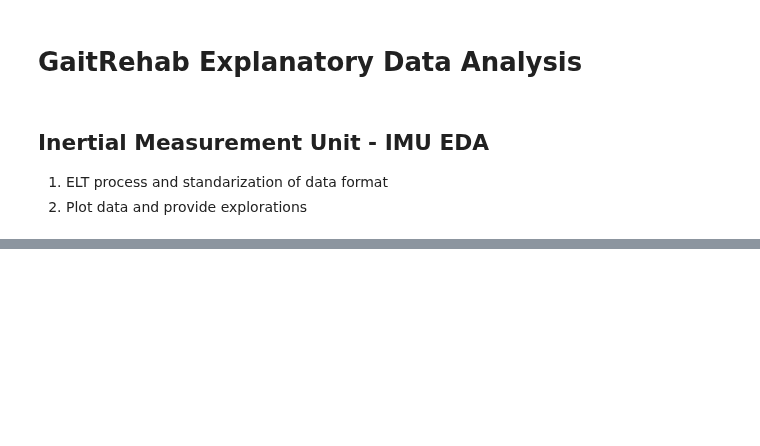
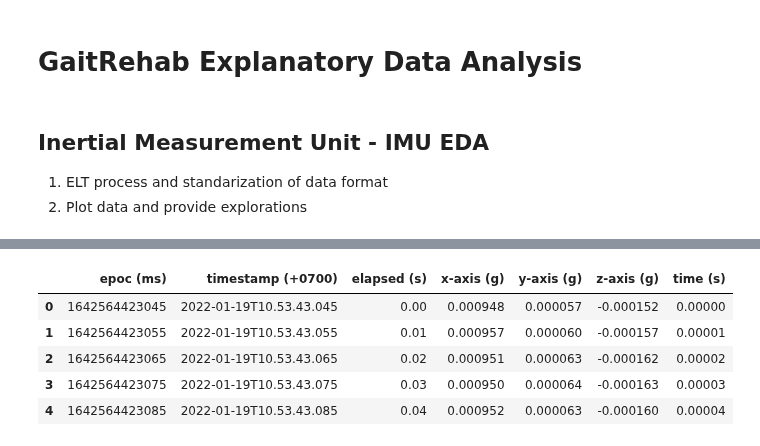
Before and after one commit to StamatisOrfanos/GaitRehab, a Jupyter notebook: eda.ipynb, the cells around one changed output, grey strips where cells are left out. Saved outputs shown, nothing was run; the diff lists cells and outputs as text; code cells hidden in the pictures; blank space fills up the shorter version.

```diff
--- a/eda.ipynb
+++ b/eda.ipynb
@@ -47,0 +51,13 @@ MetaWear-2022-01-19
+# %%
+imu_df = pd.read_csv("/Users/stamatiosorphanos/Documents/GaitRehab_Models/data/Healthy/Patient_1/IMU/3D-2022-01-19T10.53.38.171-F0794D73E83D-Accelerometer.csv")
+imu_df[['x-axis (g)', 'y-axis (g)', 'z-axis (g)']] = imu_df[['x-axis (g)', 'y-axis (g)', 'z-axis (g)']] / 1000.0
+imu_df['time (s)'] = imu_df['elapsed (s)'] / 1000.0
+
+imu_df.head()
+# %% [output]
+|  | epoc (ms) | timestamp (+0700) | elapsed (s) | x-axis (g) | y-axis (g) | z-axis (g) | time (s) |
+| 0 | 1642564423045 | 2022-01-19T10.53.43.045 | 0.00 | 0.000948 | 0.000057 | -0.000152 | 0.00000 |
+| 1 | 1642564423055 | 2022-01-19T10.53.43.055 | 0.01 | 0.000957 | 0.000060 | -0.000157 | 0.00001 |
+| 2 | 1642564423065 | 2022-01-19T10.53.43.065 | 0.02 | 0.000951 | 0.000063 | -0.000162 | 0.00002 |
+| 3 | 1642564423075 | 2022-01-19T10.53.43.075 | 0.03 | 0.000950 | 0.000064 | -0.000163 | 0.00003 |
+| 4 | 1642564423085 | 2022-01-19T10.53.43.085 | 0.04 | 0.000952 | 0.000063 | -0.000160 | 0.00004 |
```
Also changed, not shown: parts of 8 cells of this notebook.
